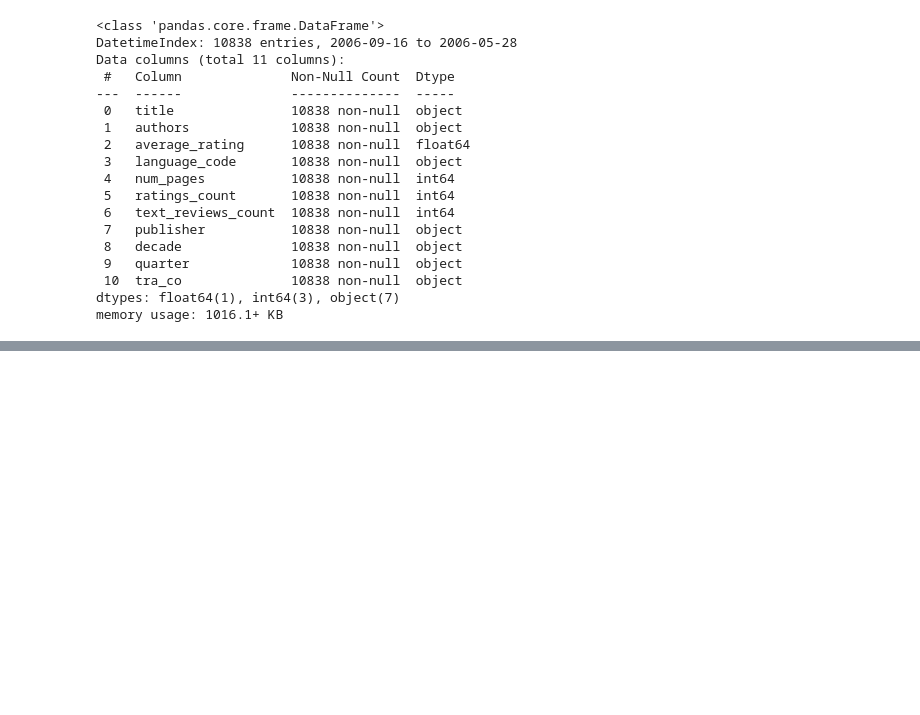
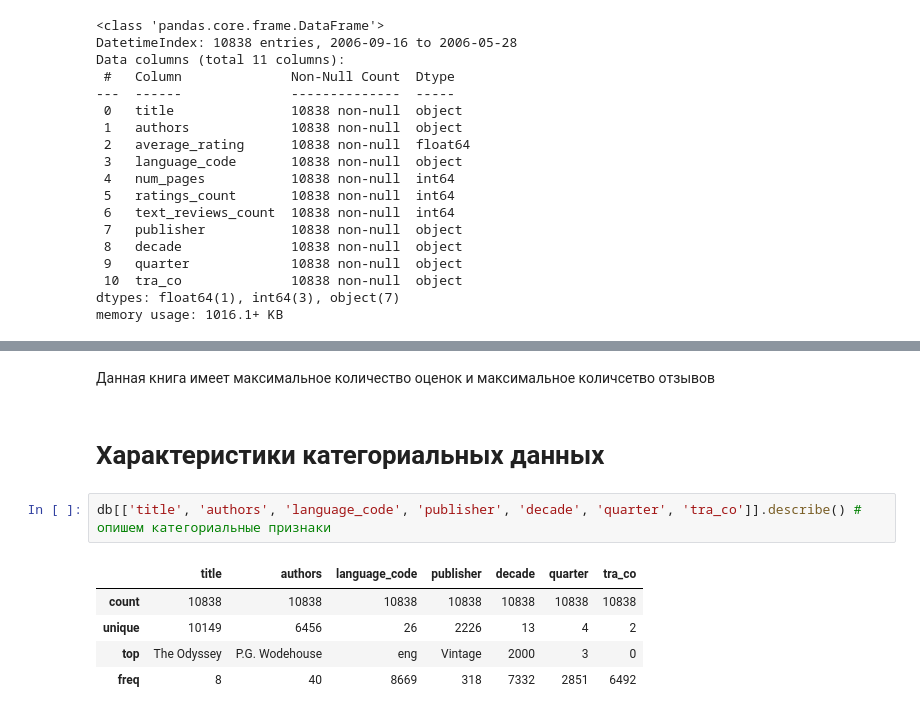
Before and after one commit to anastasiaaam/goodreads, a Jupyter notebook: goodreads_2.ipynb, the cells around one changed output, grey strips where cells are left out. Saved outputs shown, nothing was run; the diff lists cells and outputs as text; blank space fills up the shorter version.

```diff
--- a/goodreads_2.ipynb
+++ b/goodreads_2.ipynb
@@ -130,0 +124,12 @@ memory usage: 1016.1+ KB
+# %% [markdown]
+Данная книга имеет максимальное количество оценок и максимальное количсетво отзывов
+# %% [markdown]
+# Характеристики категориальных данных
+# %%
+db[['title', 'authors', 'language_code', 'publisher', 'decade', 'quarter', 'tra_co']].describe() # опишем категориальные признаки
+# %% [output]
+|  | title | authors | language_code | publisher | decade | quarter | tra_co |
+| count | 10838 | 10838 | 10838 | 10838 | 10838 | 10838 | 10838 |
+| unique | 10149 | 6456 | 26 | 2226 | 13 | 4 | 2 |
+| top | The Odyssey | P.G. Wodehouse | eng | Vintage | 2000 | 3 | 0 |
+| freq | 8 | 40 | 8669 | 318 | 7332 | 2851 | 6492 |
```
Also changed, not shown: parts of 18 cells of this notebook.
